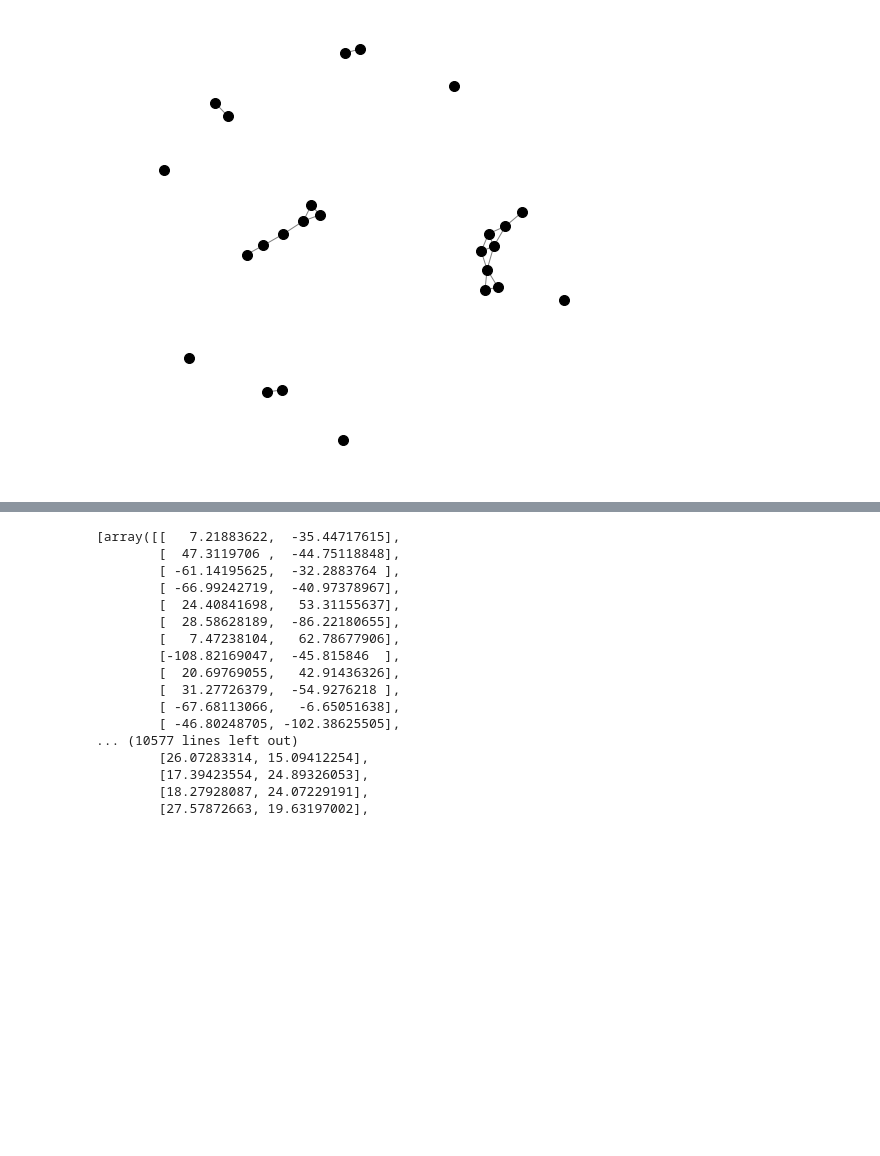
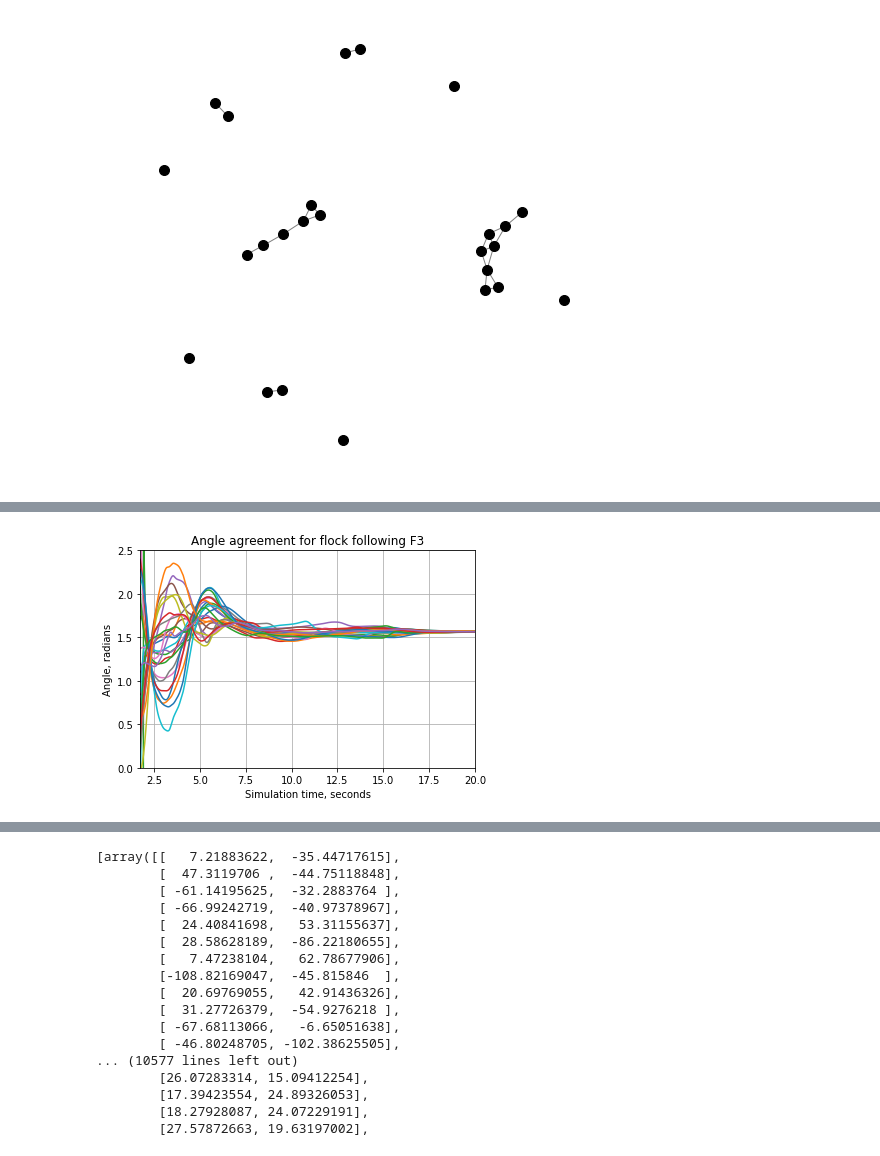
Before and after one commit to harveydevereux/Consensus, a Jupyter notebook: Notes/Flocking2.ipynb, the cells around one changed output, grey strips where cells are left out. Saved outputs shown, nothing was run; the diff lists cells and outputs as text; code cells hidden in the pictures; blank space fills up the shorter version.

```diff
--- a/Notes/Flocking2.ipynb
+++ b/Notes/Flocking2.ipynb
@@ -142,0 +143,8 @@ max(1,max(F.Q_sim[1][:,0]))
+# %%
+P_sim = F.P_sim
+t = F.sim_time
+V = np.zeros((len(P_sim),P_sim[0].shape[0]))
+for i in range(0,len(P_sim)):
+    for j in range(0,P_sim[i].shape[0]):
+        V[i,j] = np.angle(complex(P_sim[i][j,0], P_sim[i][j,1]))
+V
@@ -143,3 +165,15 @@ max(1,max(F.Q_sim[1][:,0]))
+# %%
+for i in range(0,V.shape[1]):
+    plt.plot(t,V[:,i])
+plt.grid()
+plt.xlabel("Simulation time, seconds")
+plt.ylabel("Angle, radians")
+plt.title("Angle agreement for flock following F3")
+plt.xlim(1.75,20)
+plt.ylim(0,2.5)
+plt.savefig("angle",bbpx_inches='tight')
+# %% [output]
+[figure, added]
 # %%
 fig_size=8
 with_labels=False,
```
Also changed, not shown: parts of 18 cells of this notebook, 40 other files.
